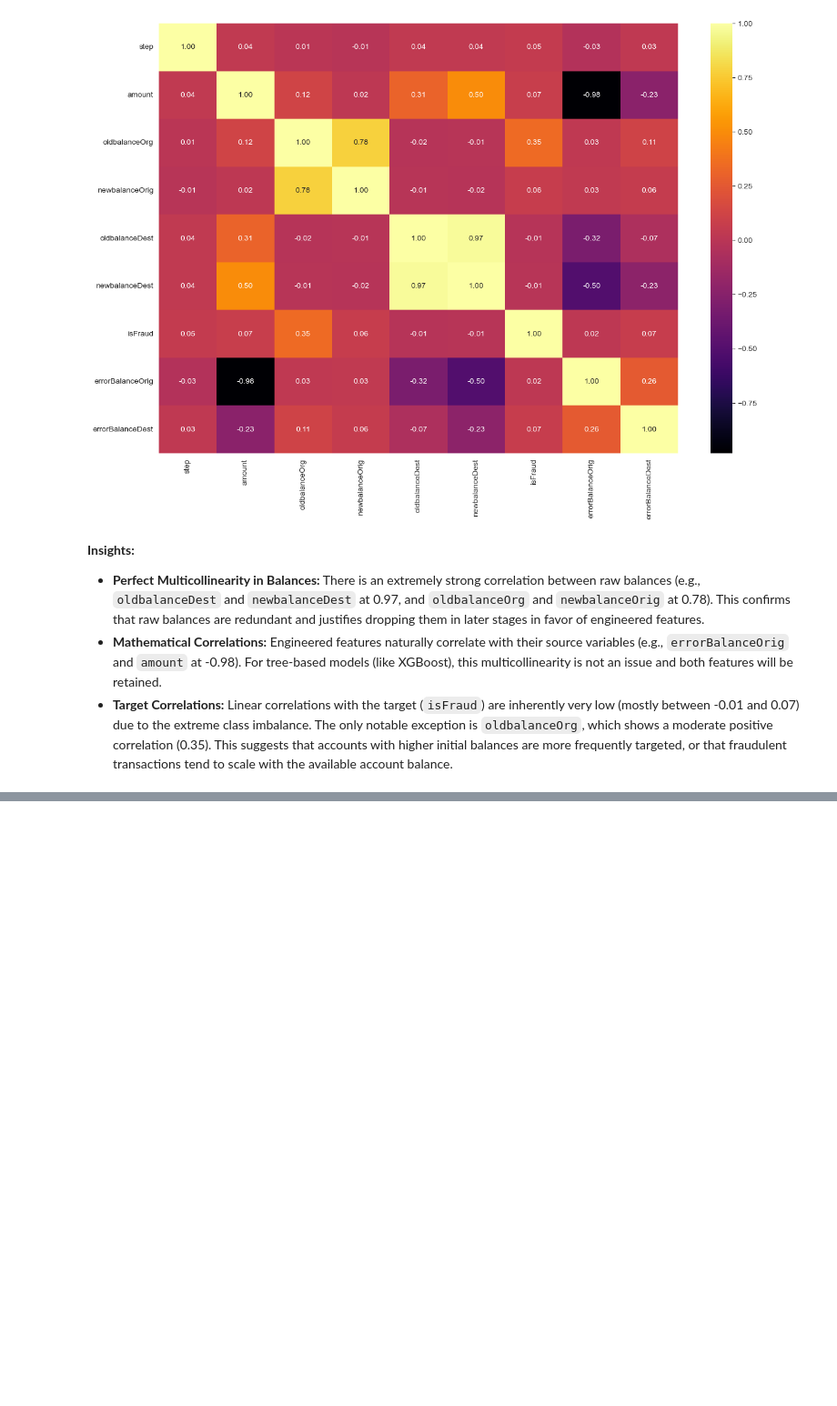
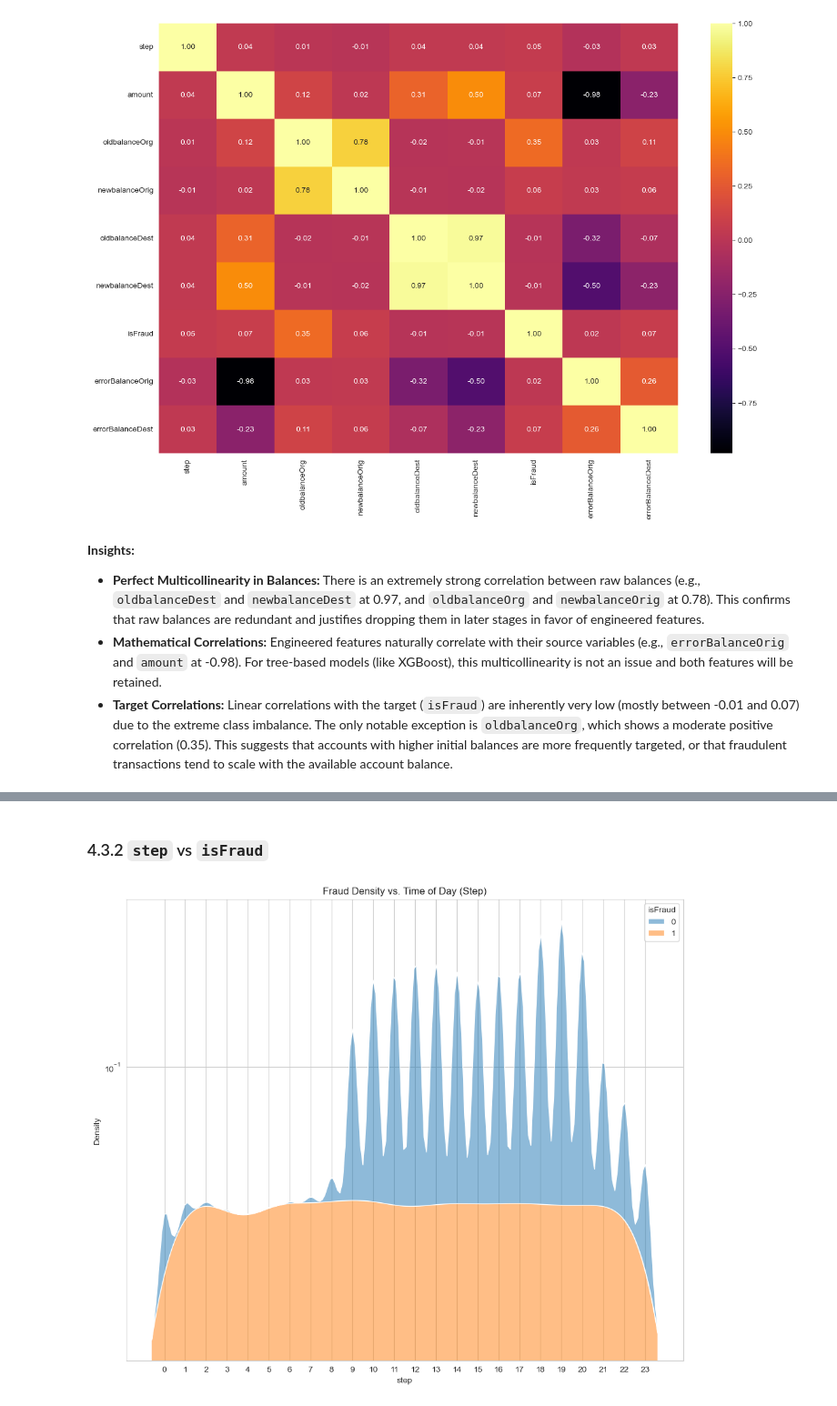
Before and after one commit to Oliwer1992/Azure-Fraud-Detection, a Jupyter notebook: notebooks/01_EDA.ipynb, the cells around one changed output, grey strips where cells are left out. Shown at 91% size. Saved outputs shown, nothing was run; the diff lists cells and outputs as text; code cells hidden in the pictures; blank space fills up the shorter version.

```diff
--- a/notebooks/01_EDA.ipynb
+++ b/notebooks/01_EDA.ipynb
@@ -279,0 +334,8 @@ corr_viz.heatmap()
+# %% [markdown]
+### 4.3.2 `step` vs `isFraud`
+# %%
+df['hour_of_day'] = df['step'] % 24
+step_viz = DataVisualizer(df)
+step_viz.kdeplot('hour_of_day','isFraud')
+# %% [output]
+[figure, added]
```
Also changed, not shown: parts of 28 cells of this notebook.
